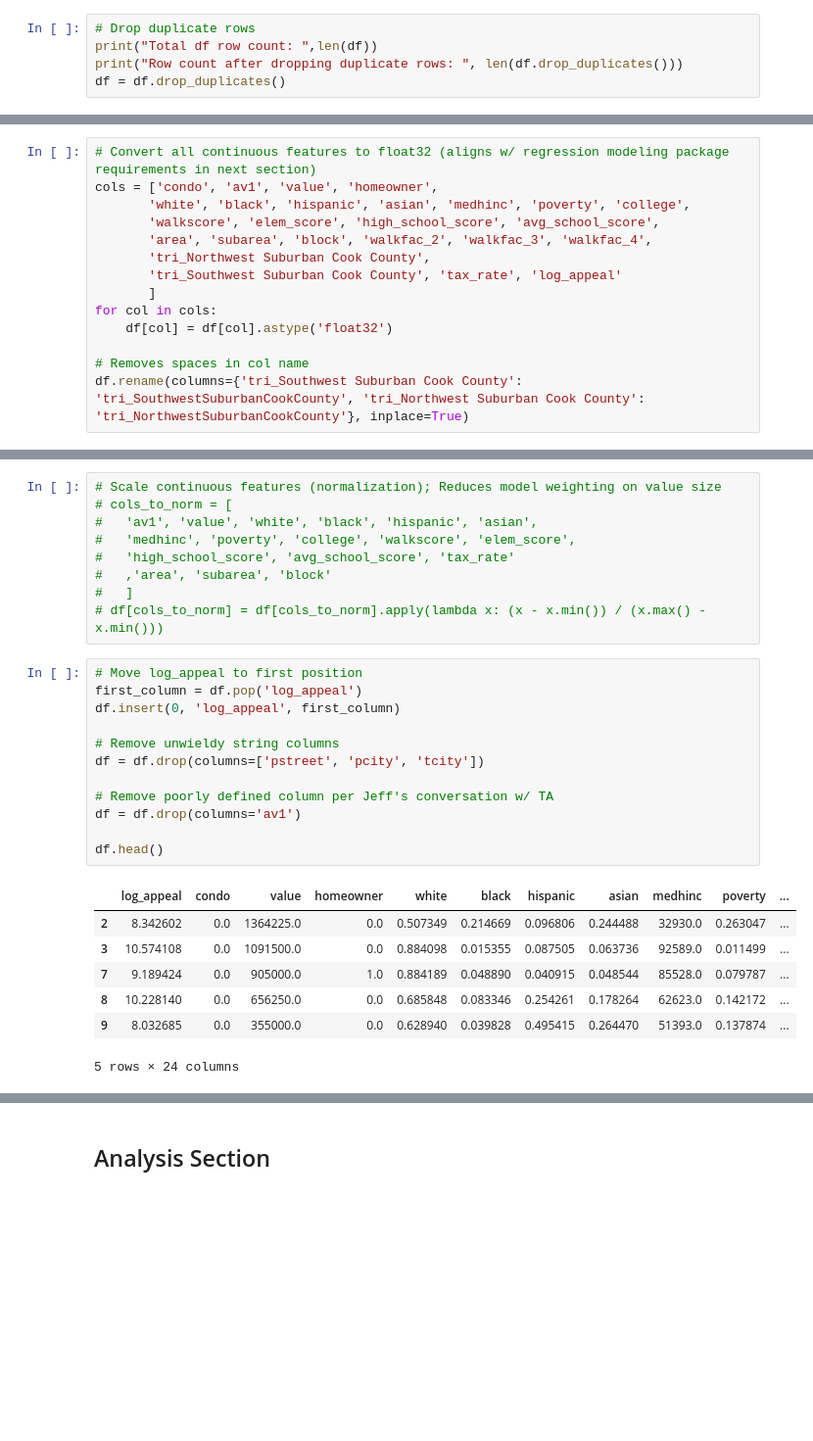
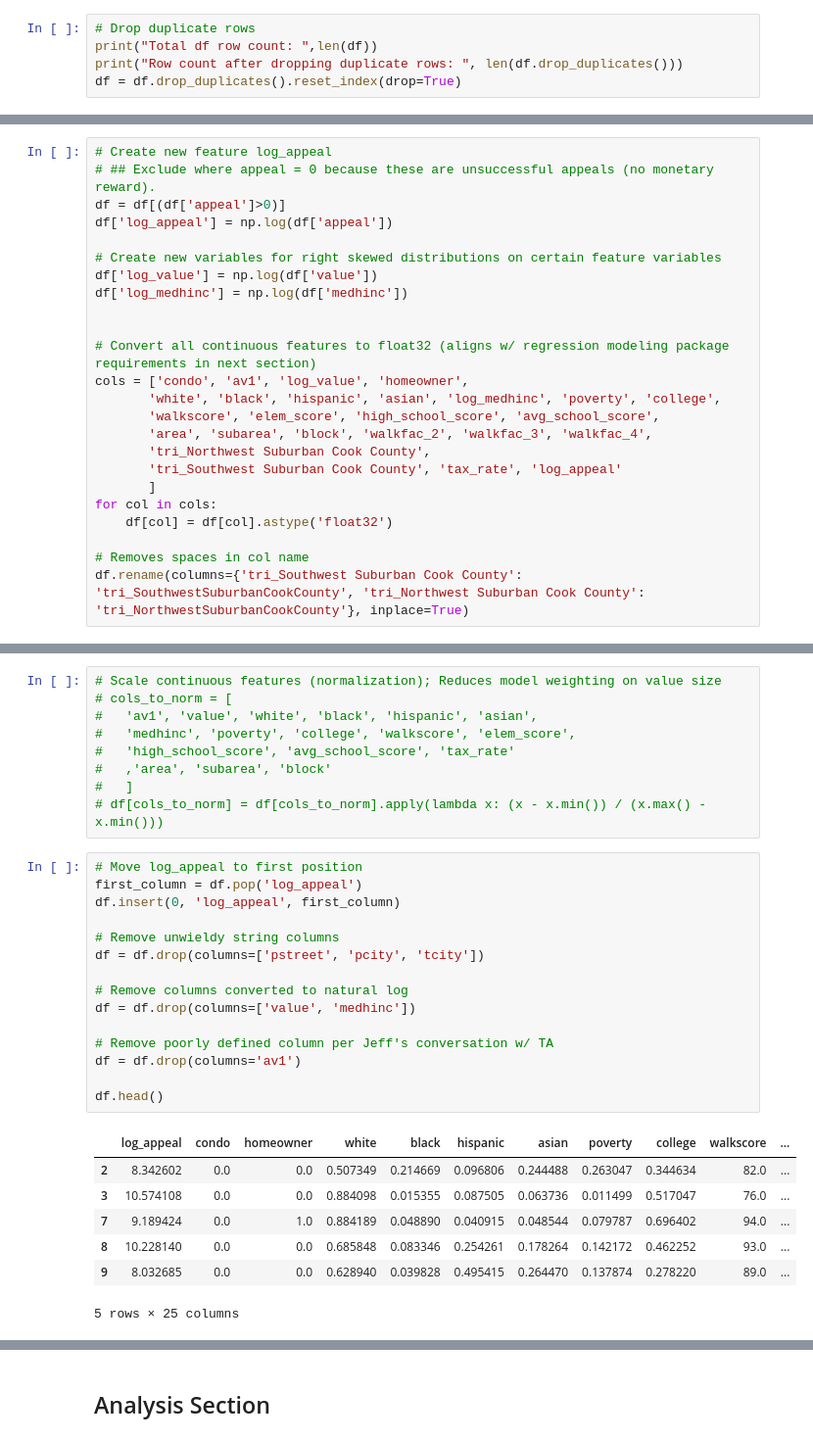
Before and after one commit to claytonjhamilton/Coursera_collab, a Jupyter notebook: question_2.ipynb, the cells around one changed output, grey strips where cells are left out. Shown at 98% size. Cells and saved outputs as stored; diff of their text form; blank space fills up the shorter version.

```diff
--- a/question_2.ipynb
+++ b/question_2.ipynb
@@ -71,7 +71,7 @@ df.describe()
 # Drop duplicate rows
 print("Total df row count: ",len(df))
 print("Row count after dropping duplicate rows: ", len(df.drop_duplicates()))
-df = df.drop_duplicates()
+df = df.drop_duplicates().reset_index(drop=True)
 # %% [output]
 Total df row count:  19036
 Row count after dropping duplicate rows:  18904
@@ -275,9 +231,19 @@ plt.show()
 # %% [markdown]
 # Additional Preprocessing
 # %%
+# Create new feature log_appeal
+# ## Exclude where appeal = 0 because these are unsuccessful appeals (no monetary reward).
+df = df[(df['appeal']>0)]
+df['log_appeal'] = np.log(df['appeal'])
+
+# Create new variables for right skewed distributions on certain feature variables
+df['log_value'] = np.log(df['value'])
+df['log_medhinc'] = np.log(df['medhinc'])
+
+
 # Convert all continuous features to float32 (aligns w/ regression modeling package requirements in next section)
-cols = ['condo', 'av1', 'value', 'homeowner',
-       'white', 'black', 'hispanic', 'asian', 'medhinc', 'poverty', 'college',
+cols = ['condo', 'av1', 'log_value', 'homeowner',
+       'white', 'black', 'hispanic', 'asian', 'log_medhinc', 'poverty', 'college',
        'walkscore', 'elem_score', 'high_school_score', 'avg_school_score',
        'area', 'subarea', 'block', 'walkfac_2', 'walkfac_3', 'walkfac_4',
        'tri_Northwest Suburban Cook County',
@@ -320,20 +286,23 @@ memory usage: 705.6+ KB
 # %%
 # Move log_appeal to first position
 first_column = df.pop('log_appeal')
 df.insert(0, 'log_appeal', first_column)
 
 # Remove unwieldy string columns
 df = df.drop(columns=['pstreet', 'pcity', 'tcity'])
 
+# Remove columns converted to natural log
+df = df.drop(columns=['value', 'medhinc'])
+
 # Remove poorly defined column per Jeff's conversation w/ TA
 df = df.drop(columns='av1')
 
 df.head()
 # %% [output]
-|  | log_appeal | condo | value | homeowner | white | black | hispanic | asian | medhinc | poverty | ... |
-| 2 | 8.342602 | 0.0 | 1364225.0 | 0.0 | 0.507349 | 0.214669 | 0.096806 | 0.244488 | 32930.0 | 0.263047 | ... |
-| 3 | 10.574108 | 0.0 | 1091500.0 | 0.0 | 0.884098 | 0.015355 | 0.087505 | 0.063736 | 92589.0 | 0.011499 | ... |
-| 7 | 9.189424 | 0.0 | 905000.0 | 1.0 | 0.884189 | 0.048890 | 0.040915 | 0.048544 | 85528.0 | 0.079787 | ... |
-| 8 | 10.228140 | 0.0 | 656250.0 | 0.0 | 0.685848 | 0.083346 | 0.254261 | 0.178264 | 62623.0 | 0.142172 | ... |
-| 9 | 8.032685 | 0.0 | 355000.0 | 0.0 | 0.628940 | 0.039828 | 0.495415 | 0.264470 | 51393.0 | 0.137874 | ... |
+|  | log_appeal | condo | homeowner | white | black | hispanic | asian | poverty | college | walkscore | ... |
+| 2 | 8.342602 | 0.0 | 0.0 | 0.507349 | 0.214669 | 0.096806 | 0.244488 | 0.263047 | 0.344634 | 82.0 | ... |
+| 3 | 10.574108 | 0.0 | 0.0 | 0.884098 | 0.015355 | 0.087505 | 0.063736 | 0.011499 | 0.517047 | 76.0 | ... |
+| 7 | 9.189424 | 0.0 | 1.0 | 0.884189 | 0.048890 | 0.040915 | 0.048544 | 0.079787 | 0.696402 | 94.0 | ... |
+| 8 | 10.228140 | 0.0 | 0.0 | 0.685848 | 0.083346 | 0.254261 | 0.178264 | 0.142172 | 0.462252 | 93.0 | ... |
+| 9 | 8.032685 | 0.0 | 0.0 | 0.628940 | 0.039828 | 0.495415 | 0.264470 | 0.137874 | 0.278220 | 89.0 | ... |
-5 rows × 24 columns
+5 rows × 25 columns
```
Also changed, not shown: parts of 18 cells of this notebook.
